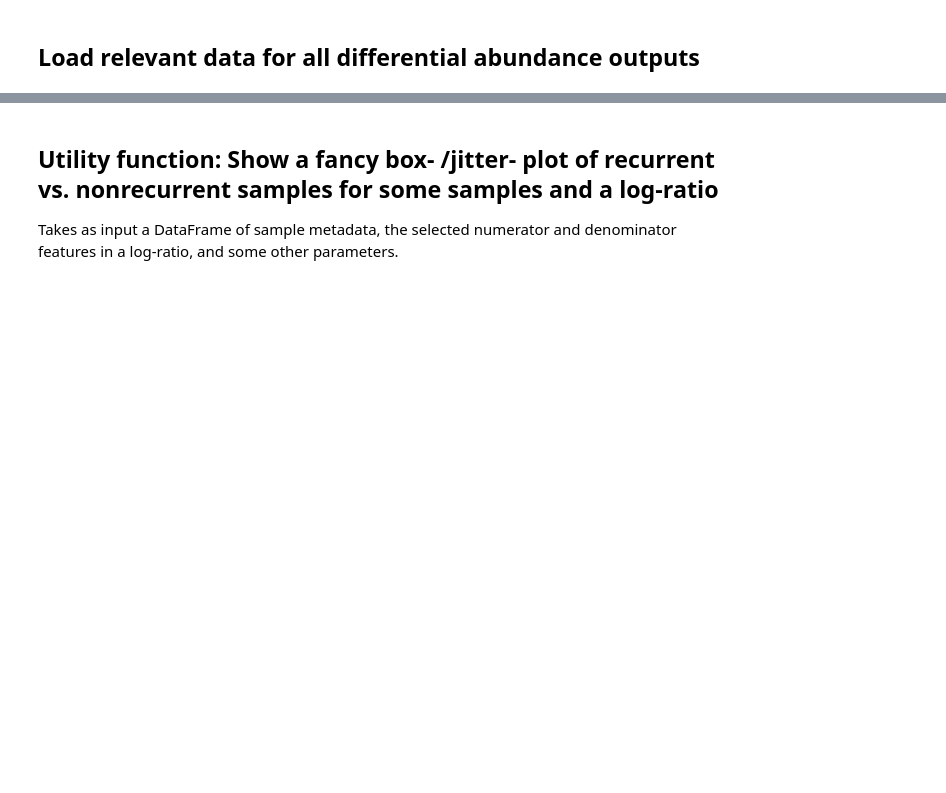
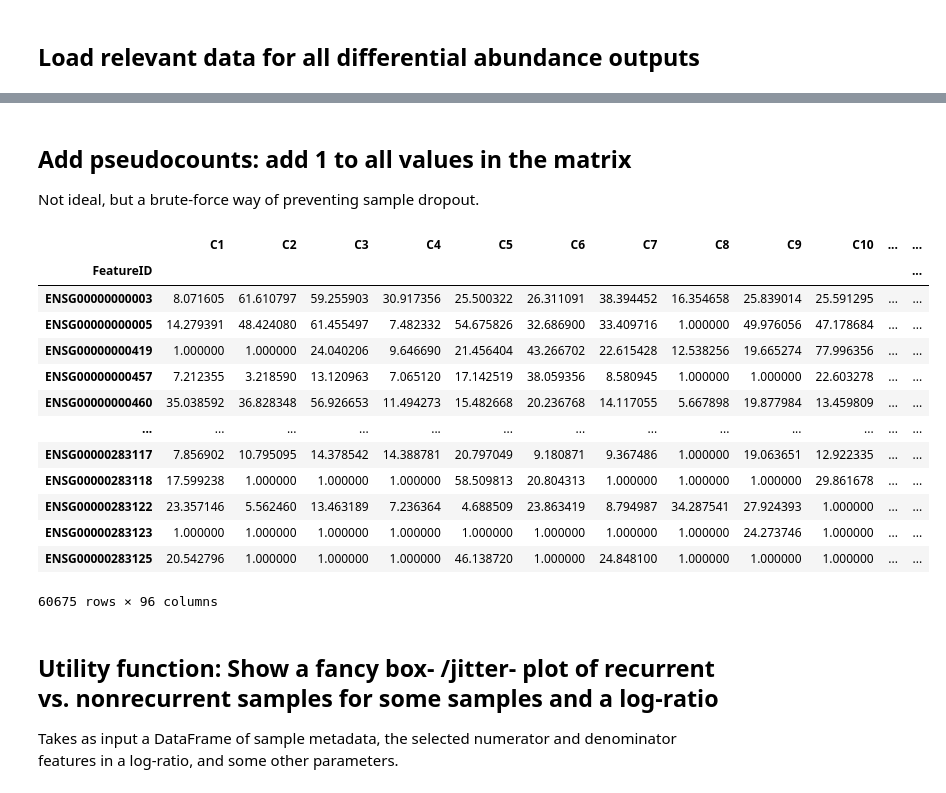
Before and after one commit to fedarko/283-project, a Jupyter notebook: notebooks/04-ClassifyLogRatios.ipynb, the cells around one changed output, grey strips where cells are left out. Cells and saved outputs as stored; diff of their text form; code cells hidden in the pictures; blank space fills up the shorter version.

```diff
--- a/notebooks/04-ClassifyLogRatios.ipynb
+++ b/notebooks/04-ClassifyLogRatios.ipynb
@@ -56,3 +69,26 @@ tbl
+# %% [markdown]
+## Add pseudocounts: add 1 to all values in the matrix
+
+Not ideal, but a brute-force way of preventing sample dropout.
+# %%
+tbl_pc = tbl.add(1)
+assert (tbl_pc != 0).all().all()
+tbl_pc
+# %% [output]
+|  | C1 | C2 | C3 | C4 | C5 | C6 | C7 | C8 | C9 | C10 | ... | ... |
+| FeatureID |  |  |  |  |  |  |  |  |  |  |  | ... |
+| ENSG00000000003 | 8.071605 | 61.610797 | 59.255903 | 30.917356 | 25.500322 | 26.311091 | 38.394452 | 16.354658 | 25.839014 | 25.591295 | ... | ... |
+| ENSG00000000005 | 14.279391 | 48.424080 | 61.455497 | 7.482332 | 54.675826 | 32.686900 | 33.409716 | 1.000000 | 49.976056 | 47.178684 | ... | ... |
+| ENSG00000000419 | 1.000000 | 1.000000 | 24.040206 | 9.646690 | 21.456404 | 43.266702 | 22.615428 | 12.538256 | 19.665274 | 77.996356 | ... | ... |
+| ENSG00000000457 | 7.212355 | 3.218590 | 13.120963 | 7.065120 | 17.142519 | 38.059356 | 8.580945 | 1.000000 | 1.000000 | 22.603278 | ... | ... |
+| ENSG00000000460 | 35.038592 | 36.828348 | 56.926653 | 11.494273 | 15.482668 | 20.236768 | 14.117055 | 5.667898 | 19.877984 | 13.459809 | ... | ... |
+| ... | ... | ... | ... | ... | ... | ... | ... | ... | ... | ... | ... | ... |
+| ENSG00000283117 | 7.856902 | 10.795095 | 14.378542 | 14.388781 | 20.797049 | 9.180871 | 9.367486 | 1.000000 | 19.063651 | 12.922335 | ... | ... |
+| ENSG00000283118 | 17.599238 | 1.000000 | 1.000000 | 1.000000 | 58.509813 | 20.804313 | 1.000000 | 1.000000 | 1.000000 | 29.861678 | ... | ... |
+| ENSG00000283122 | 23.357146 | 5.562460 | 13.463189 | 7.236364 | 4.688509 | 23.863419 | 8.794987 | 34.287541 | 27.924393 | 1.000000 | ... | ... |
+| ENSG00000283123 | 1.000000 | 1.000000 | 1.000000 | 1.000000 | 1.000000 | 1.000000 | 1.000000 | 1.000000 | 24.273746 | 1.000000 | ... | ... |
+| ENSG00000283125 | 20.542796 | 1.000000 | 1.000000 | 1.000000 | 46.138720 | 1.000000 | 24.848100 | 1.000000 | 1.000000 | 1.000000 | ... | ... |
+60675 rows × 96 columns
 # %% [markdown]
 ## Utility function: Show a fancy box- /jitter- plot of recurrent vs. nonrecurrent samples for some samples and a log-ratio
 
```
Also changed, not shown: parts of 21 cells of this notebook, 46 other files.
